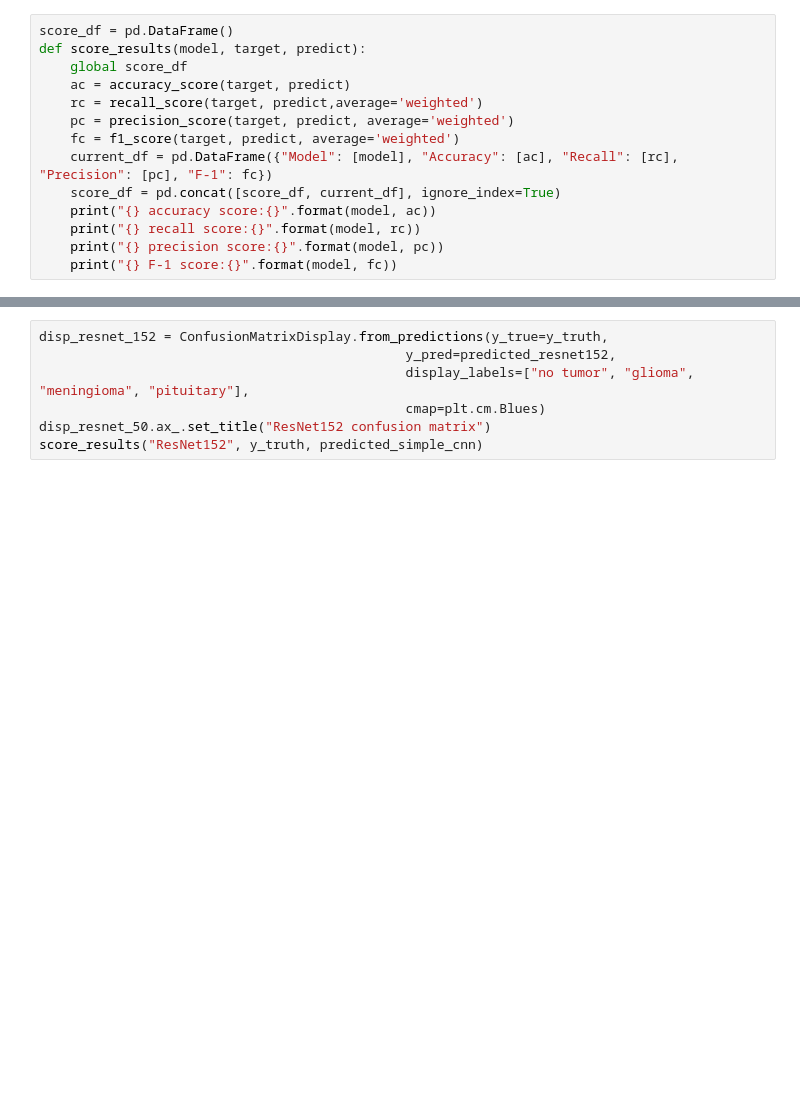
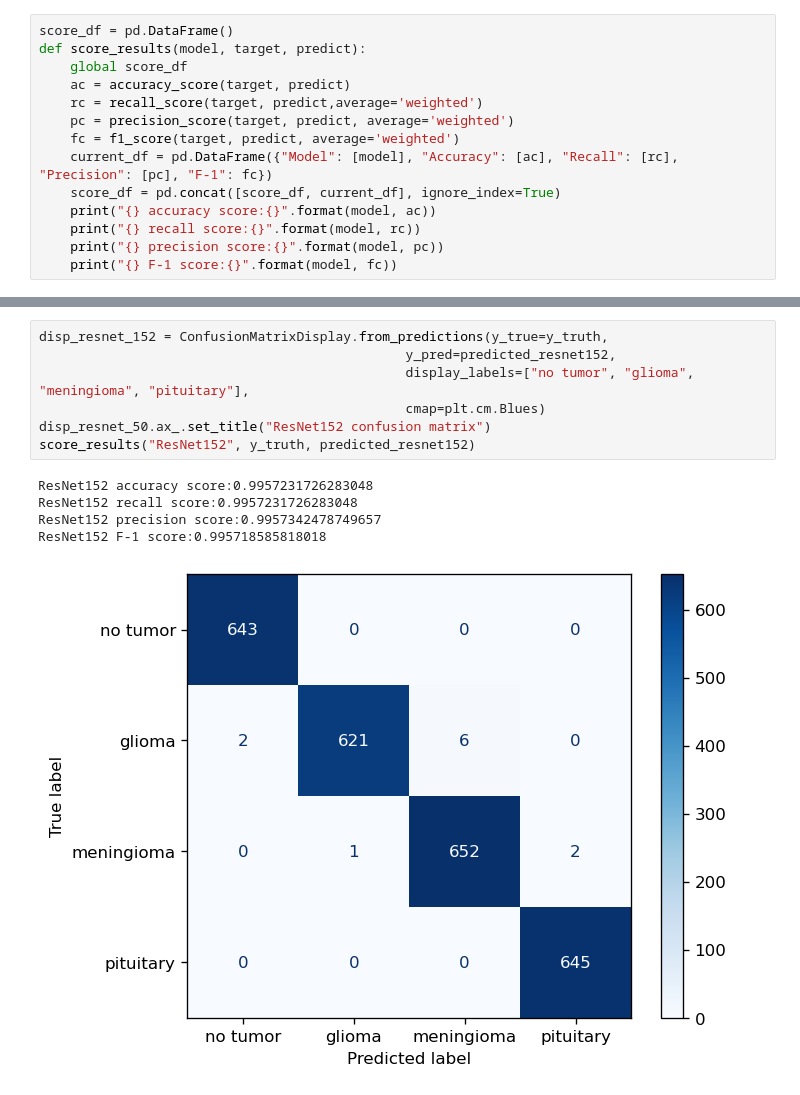
Before and after one commit to wesley0628/Brain_MRI_Image_Analysis, a Jupyter notebook: Brain_tumor_detection.ipynb, the cells around one changed output, grey strips where cells are left out. Saved outputs shown, nothing was run; the diff lists cells and outputs as text; blank space fills up the shorter version.

```diff
--- a/Brain_tumor_detection.ipynb
+++ b/Brain_tumor_detection.ipynb
@@ -763,10 +764,16 @@ score_results("ResNet50", y_truth, predicted_simple_cnn)
 # %%
 disp_resnet_152 = ConfusionMatrixDisplay.from_predictions(y_true=y_truth,
                                                y_pred=predicted_resnet152,
                                                display_labels=["no tumor", "glioma", "meningioma", "pituitary"],
                                                cmap=plt.cm.Blues)
 disp_resnet_50.ax_.set_title("ResNet152 confusion matrix")
-score_results("ResNet152", y_truth, predicted_simple_cnn)
+score_results("ResNet152", y_truth, predicted_resnet152)
+# %% [output]
+ResNet152 accuracy score:0.9957231726283048
+ResNet152 recall score:0.9957231726283048
+ResNet152 precision score:0.9957342478749657
+ResNet152 F-1 score:0.995718585818018
+[figure, added]
 # %%
 disp_vgg16 = ConfusionMatrixDisplay.from_predictions(y_true=y_truth,
                                                y_pred=predicted_vgg16,
```
Also changed, not shown: parts of 26 cells of this notebook.
